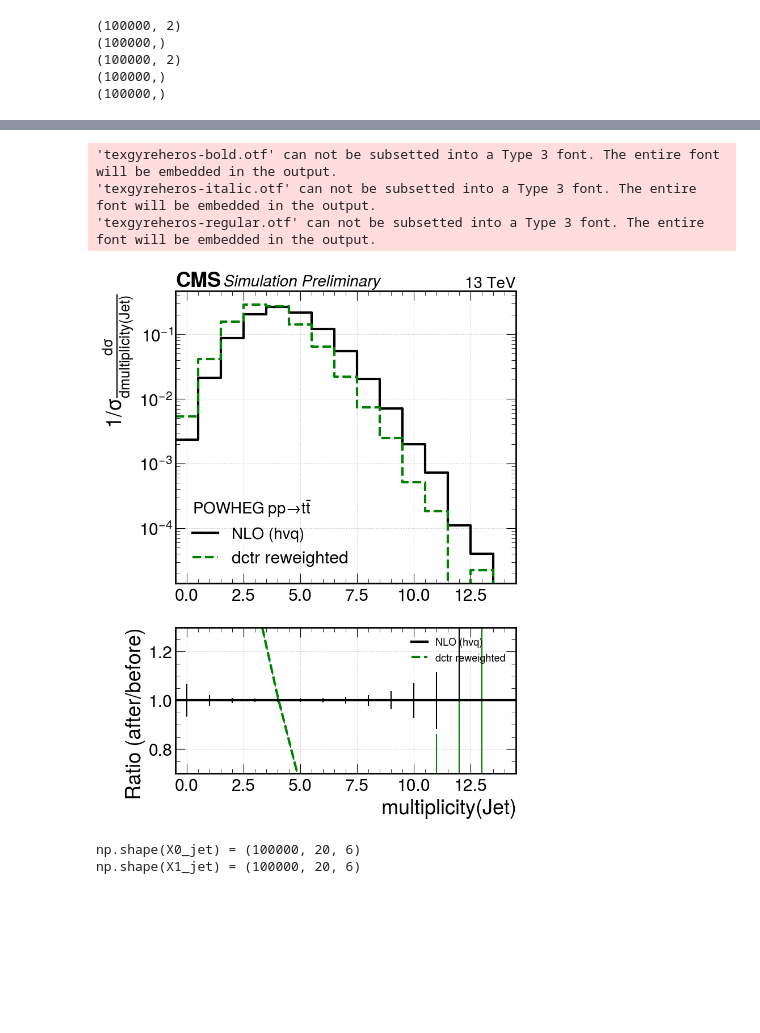
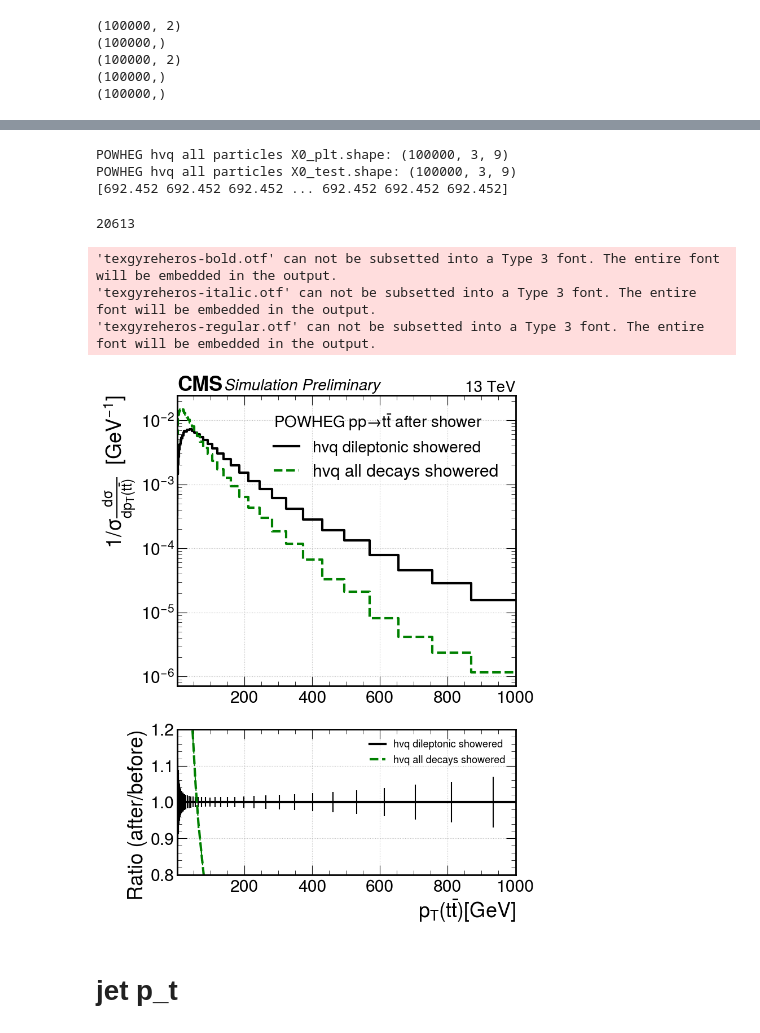
Before and after one commit to finnpuschmann/DCTR_FP, a Jupyter notebook: 20240603_shower_jets/DCTR_jets_notebook.ipynb, the cells around one changed output, grey strips where cells are left out. Saved outputs shown, nothing was run; the diff lists cells and outputs as text; code cells hidden in the pictures; blank space fills up the shorter version.

Commit message:
testing

```diff
--- a/20240603_shower_jets/DCTR_jets_notebook.ipynb
+++ b/20240603_shower_jets/DCTR_jets_notebook.ipynb
@@ -24,20 +27,21 @@ num_events = 100000
 # %%
 # load datasets created in commented out cells above ^
 # and n-jettiness datasets created with python scripts on NAF
-X0_showered = np.load(f'{data_dir}/hvq/converted_lhe_hvq_dileptonic.npy')[:num_events]
+X0_showered = np.load(f'{data_dir}/POWHEG_hvq/dileptonic/converted_lhe_hvq_dileptonic.npy')[:num_events]
 
 # nrm data and save to disk (only needed to run once)
+'''
 nrm_array_dir = '/home/finn/gdrive/_STUDIUM_/DCTR_Paper/git/DCTR_FP/Data/POWHEG_hvq/showered/'
 nrm_array = np.load(f'{nrm_array_dir}/norm_array_lhe_01.npy')
 X0_nrm, _ = DCTR.normalize_data(X0_showered.copy(), nrm_array)
 np.save(f'{data_dir}/hvq/normed_lhe_hvq_dileptonic.npy', X0_nrm)
+'''
+X0_nrm = np.array(np.load(f'{data_dir}/POWHEG_hvq/dileptonic/normed_lhe_hvq_dileptonic.npy')[:num_events])
 
-X0_nrm = np.load(f'{data_dir}/hvq/normed_lhe_hvq_dileptonic.npy')[:num_events]
-
-X0_nJets = np.load(f'{data_dir}/hvq/jet_multiplicity_hvq_dileptonic.npy')[:num_events]
+X0_nJets = np.array(np.load(f'{data_dir}/POWHEG_hvq/dileptonic/jet_multiplicity_hvq_dileptonic.npy')[:num_events])
 X0_wgt = X0_nJets[:,1]
 
-X0_jet = np.load(f'{data_dir}/hvq/jet_4vectors_hvq_dileptonic.npy')
+X0_jet = np.array(np.load(f'{data_dir}/POWHEG_hvq/dileptonic/jet_4vectors_hvq_dileptonic.npy'))
 
 
 print(f'{np.shape(X0_showered)  = }')
@@ -190,29 +201,46 @@ DCTR.plot_ratio_cms(args_test, bins = bins, y_scale = 'log', ratio_ylim=[0.7, 1.
-# %%
-args_hvq = [(X0_nJets, X0_wgt, 'NLO (hvq)'),
-            (X0_nJets, rwgt, 'dctr reweighted')]
-
-
-bins = np.linspace(-0.5, 14.5, 16)
-
-DCTR.plot_ratio_cms_2(args_hvq, bins = bins, y_scale = 'log', ratio_ylim=[0.7, 1.3], part_label='Jet', arg_label='multiplicity', unit='', inv_unit='')
-# %% [output]
-'texgyreheros-bold.otf' can not be subsetted into a Type 3 font. The entire font will be embedded in the output.
-'texgyreheros-italic.otf' can not be subsetted into a Type 3 font. The entire font will be embedded in the output.
-'texgyreheros-regular.otf' can not be subsetted into a Type 3 font. The entire font will be embedded in the output.
-[figure, removed]
-# %%
-X0_jet = np.load(f'{data_dir}/Jets/jet_4vectors_hvq_dileptonic.npy')[:num_events]
-X1_jet = []
-for i in range(11):
-    X1_jet.extend(np.load(f'{data_dir}/Jets/jet_4vectors_MiNNLO_{990 + i:04d}.npy'))
-
-X1_jet = np.array(X1_jet)[:num_events]
-
-print(f'{np.shape(X0_jet) = }')
-print(f'{np.shape(X1_jet) = }')
-# %% [output]
-np.shape(X0_jet) = (100000, 20, 6)
-np.shape(X1_jet) = (100000, 20, 6)
+# %%
+# compare to non dileptonic hvq
+non_dileptonic_data_dir = '/home/finn/gdrive/_STUDIUM_/DCTR_Paper/git/DCTR_FP/Data/'
+X0_plt = []
+X0_plt = np.load(f'{non_dileptonic_data_dir}/POWHEG_hvq/showered/converted_lhe_03.npy')[:num_events] # 9543943 num of MiNNLO samples
+print('POWHEG hvq all particles X0_plt.shape: '+str(X0_plt.shape))
+
+X0_test = []
+X0_test = np.load(f'{non_dileptonic_data_dir}/POWHEG_hvq/showered/normed_lhe_03.npy')[:num_events]
+print('POWHEG hvq all particles X0_test.shape: '+str(X0_test.shape))
+
+X0_plt_wgt = X0_plt[:, 0, 7].copy()
+
+print(X0_plt_wgt)
+# %% [output]
+POWHEG hvq all particles X0_plt.shape: (100000, 3, 9)
+POWHEG hvq all particles X0_test.shape: (100000, 3, 9)
+[692.452 692.452 692.452 ... 692.452 692.452 692.452]
+# %%
+# delete energy from (normalized) testing dataset, since the neural network was trained without these parameters
+X0_test = np.delete(X0_test, 5, -1)
+
+# delete eta
+X0_test = np.delete(X0_test, 4, -1)
+
+# garbage collection after deleting to clear memory asap
+print(gc.collect())
+# %% [output]
+20613
+# %%
+args_test = [(X0_showered, X0_wgt, 'hvq dileptonic showered'),
+             (X0_plt, X0_plt_wgt, 'hvq all decays showered')]
+
+
+log_bins = np.logspace(np.log10(1), np.log10(1000), 50)
+DCTR.plot_ratio_cms_2(args_test, arg_index=0, part_index=0, bins=log_bins, y_scale='log', ratio_ylim=[0.8, 1.2], pythia_text=r'$POWHEG \; pp \to  t\bar{t}$ after shower', save_prefix = 'showered_log_0800_31')
+# %% [output]
+'texgyreheros-bold.otf' can not be subsetted into a Type 3 font. The entire font will be embedded in the output.
+'texgyreheros-italic.otf' can not be subsetted into a Type 3 font. The entire font will be embedded in the output.
+'texgyreheros-regular.otf' can not be subsetted into a Type 3 font. The entire font will be embedded in the output.
+[figure, added]
+# %% [markdown]
+# jet p_t
 # %%
 log_bins = np.logspace(np.log10(30), np.log10(1000), 31)
 
```
Also changed, not shown: parts of 14 cells of this notebook, 2 other files.
